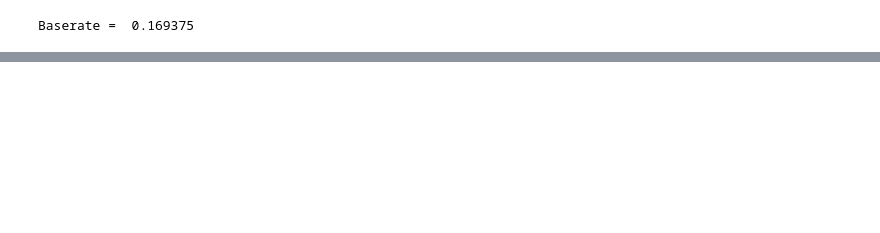
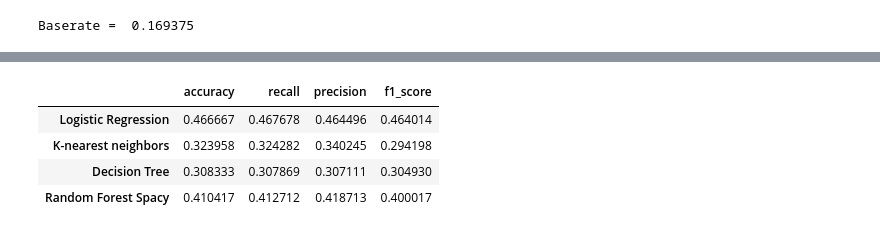
Before and after one commit to DavidHornung/Machine_learning, a Jupyter notebook: Mandatory_Models.ipynb, the cells around one changed output, grey strips where cells are left out. Saved outputs shown, nothing was run; the diff lists cells and outputs as text; code cells hidden in the pictures; blank space fills up the shorter version.

```diff
--- a/Mandatory_Models.ipynb
+++ b/Mandatory_Models.ipynb
@@ -76,0 +89,7 @@ df = df_train = pd.read_csv("training_data.csv")
+# %%
+# load the data from our github repository
+training_data = 'https://raw.githubusercontent.com/Adrian-Muino/DMML2022_Geneva/main/Data/training_data.csv'
+unlabelled_data = 'https://raw.githubusercontent.com/Adrian-Muino/DMML2022_Geneva/main/Data/unlabelled_test_data.csv'
+
+df = df_train = pd.read_csv(training_data)
+df_unlabeled = df_test = pd.read_csv(unlabelled_data)
@@ -91 +149,3 @@ Baserate =  0.169375
+# %%
+tfidf_vector = TfidfVectorizer()
 # %% [markdown]
@@ -253,0 +288,8 @@ plot_confusion_matrix(y_test, forest_spacy_pred, forest_spacy_pipe)
+# %%
+pd.DataFrame(reports, index = ['accuracy','recall','precision','f1_score']).T
+# %% [output]
+|  | accuracy | recall | precision | f1_score |
+| Logistic Regression | 0.466667 | 0.467678 | 0.464496 | 0.464014 |
+| K-nearest neighbors | 0.323958 | 0.324282 | 0.340245 | 0.294198 |
+| Decision Tree | 0.308333 | 0.307869 | 0.307111 | 0.304930 |
+| Random Forest Spacy | 0.410417 | 0.412712 | 0.418713 | 0.400017 |
```
Also changed, not shown: parts of 39 cells of this notebook.
